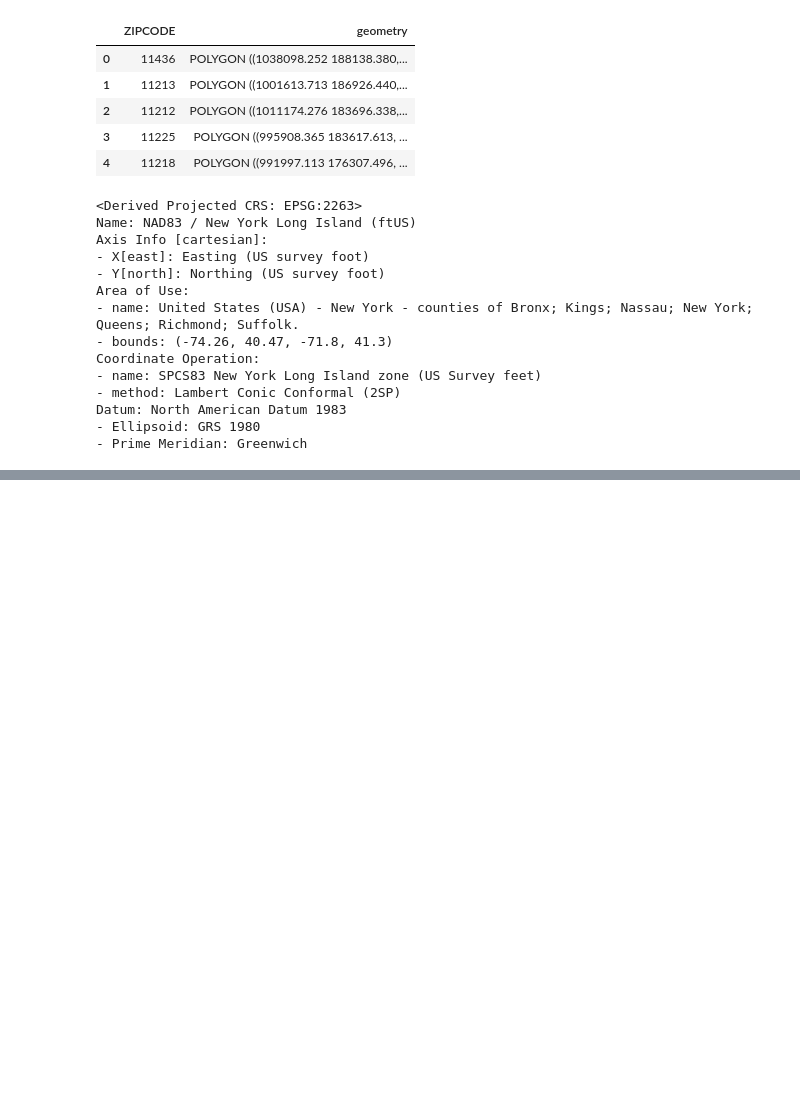
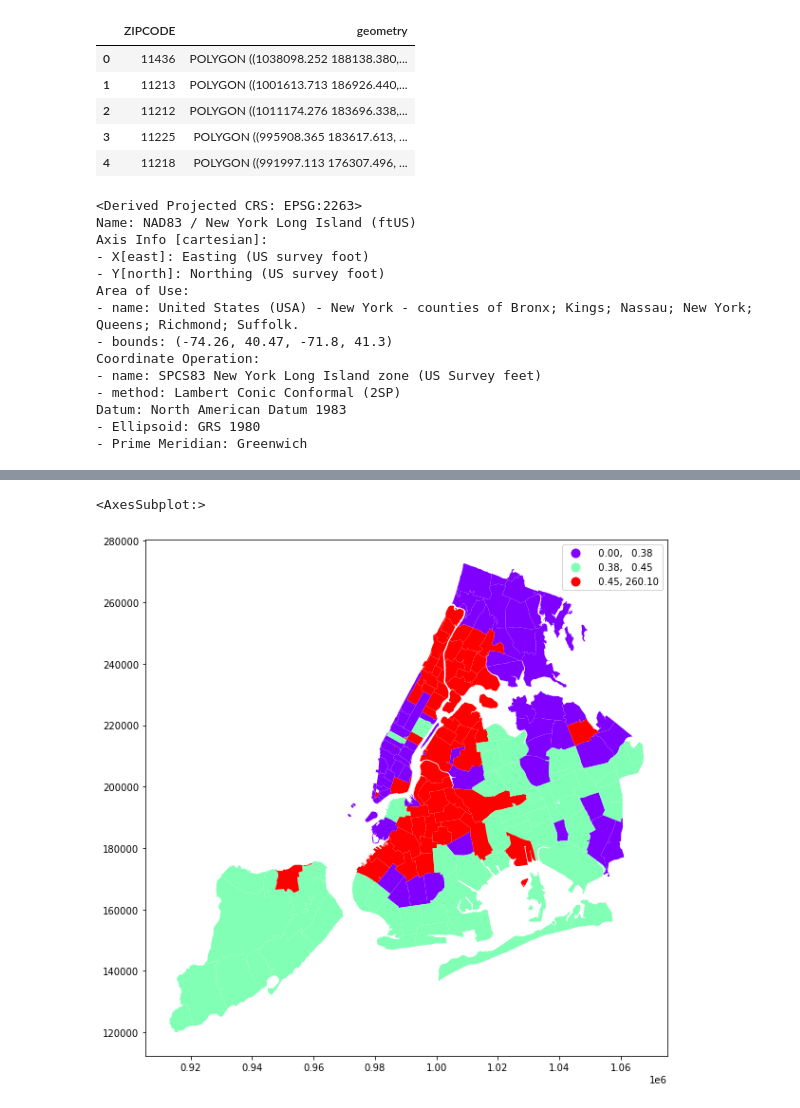
Before and after one commit to ajay1808/Principles-of-Urban-Informatics-Project, a Jupyter notebook: Accident Data Prep.ipynb, the cells around one changed output, grey strips where cells are left out. Saved outputs shown, nothing was run; the diff lists cells and outputs as text; code cells hidden in the pictures; blank space fills up the shorter version.

```diff
--- a/Accident Data Prep.ipynb
+++ b/Accident Data Prep.ipynb
@@ -248,0 +300,3 @@ Text(0.5, 1.0, 'Bicycle Accident Count by Zip Code')
+# %%
+Trips_Merged = Trips_Merged.groupby('ZIPCODE').sum().drop(['Latitude','Longitude'],axis=1)
+Trips_Merged.head()
@@ -248,0 +311,3 @@ Text(0.5, 1.0, 'Bicycle Accident Count by Zip Code')
+# %%
+Accidents_Trips_Merged = Accident_zipcodes.merge(Trips_Merged.reset_index(drop=False),how='left',on='ZIPCODE')
+Accidents_Trips_Merged.head()
@@ -248,0 +321,5 @@ Text(0.5, 1.0, 'Bicycle Accident Count by Zip Code')
+# %%
+for i in range(len(Accidents_Trips_Merged)):
+    if np.isnan(Accidents_Trips_Merged.loc[i,'Trips']):
+        Accidents_Trips_Merged.loc[i,'Trips'] = (Accidents_Trips_Merged.loc[i,'Accident Count']*Accidents_Trips_Merged['Trips'].mean())/Accidents_Trips_Merged['Accident Count'].mean()
+Accidents_Trips_Merged.tail()
@@ -248,0 +333,3 @@ Text(0.5, 1.0, 'Bicycle Accident Count by Zip Code')
+# %%
+Accidents_Trips_Merged['Normalized Accident Count'] = 100*Accidents_Trips_Merged['Accident Count']/Accidents_Trips_Merged['Trips']
+Accidents_Trips_Merged.head()
@@ -248,0 +343,5 @@ Text(0.5, 1.0, 'Bicycle Accident Count by Zip Code')
+# %%
+Accidents_Trips_Merged.plot(column='Normalized Accident Count',figsize = (10,10),legend=True, k=3, scheme='Quantiles',cmap='rainbow')
+# %% [output]
+<AxesSubplot:>
+[figure, added]
```
Also changed, not shown: parts of 27 cells of this notebook.
